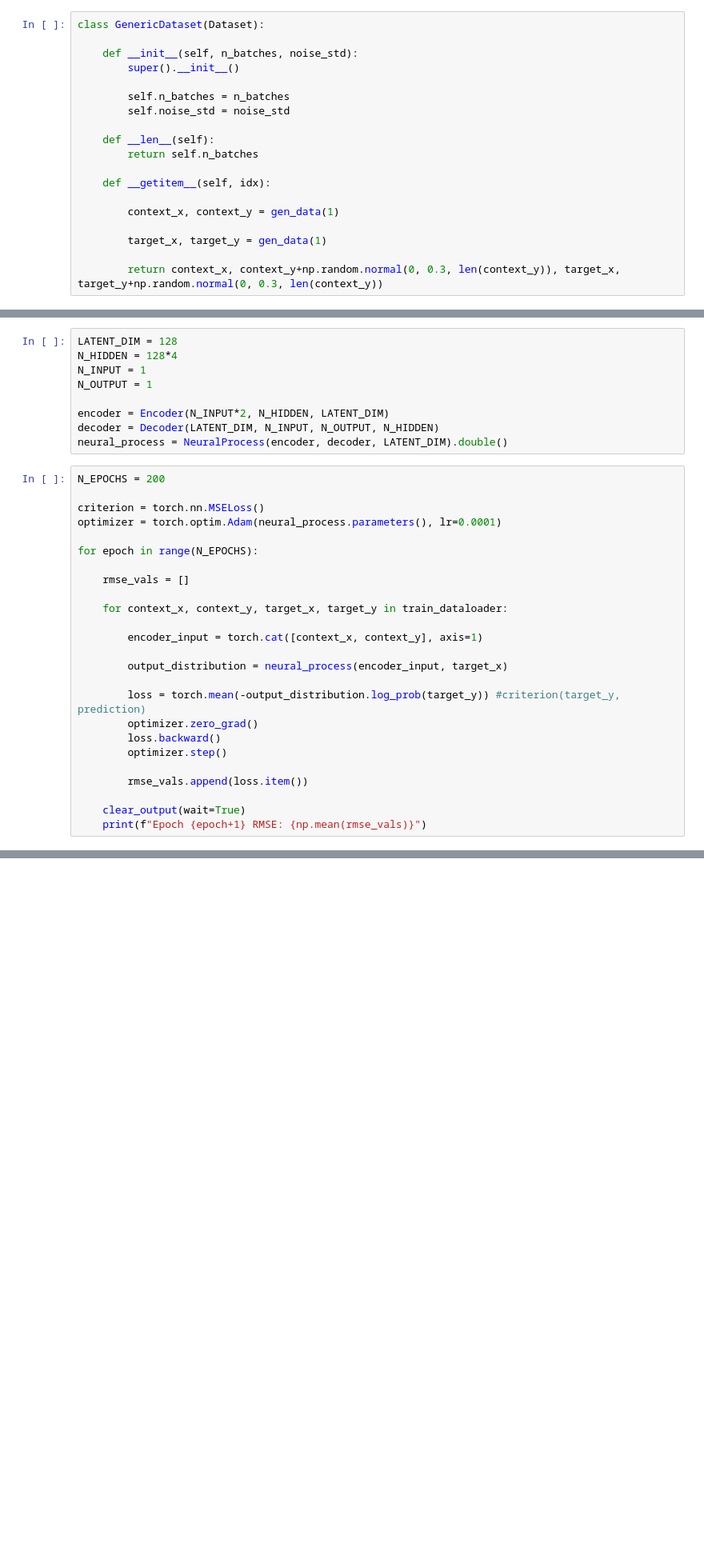
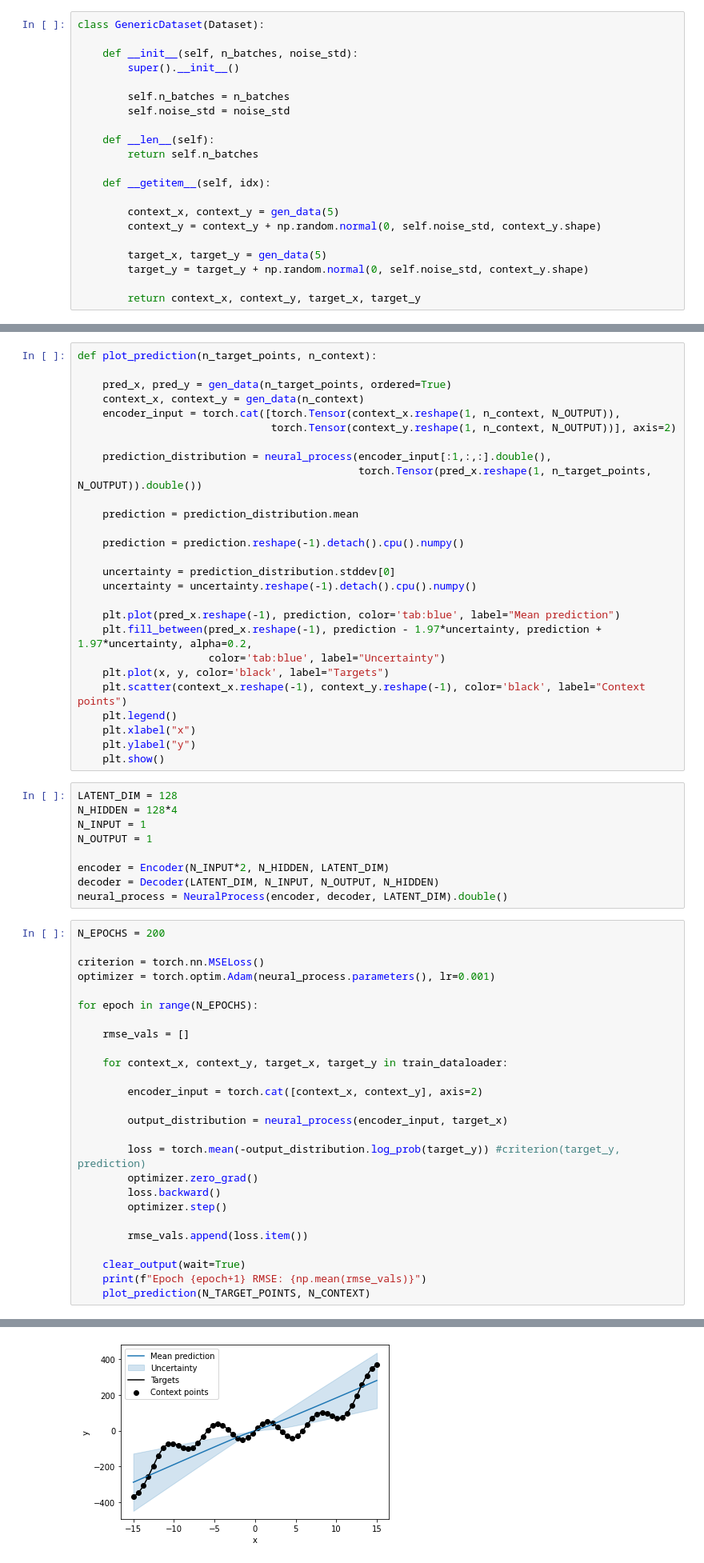
Before and after one commit to phosgene89/neural_processes_from_scratch, a Jupyter notebook: neural_process.ipynb, the cells around one changed output, grey strips where cells are left out. Shown: that part at 80% size. Cells and saved outputs as stored; diff of their text form; blank space fills up the shorter version.

```diff
--- a/neural_process.ipynb
+++ b/neural_process.ipynb
@@ -43,11 +47,13 @@ class GenericDataset(Dataset):
 
     def __getitem__(self, idx):
 
-        context_x, context_y = gen_data(1)
+        context_x, context_y = gen_data(5)
+        context_y = context_y + np.random.normal(0, self.noise_std, context_y.shape)
 
-        target_x, target_y = gen_data(1)
+        target_x, target_y = gen_data(5)
+        target_y = target_y + np.random.normal(0, self.noise_std, context_y.shape)
 
-        return context_x, context_y+np.random.normal(0, 0.3, len(context_y)), target_x, target_y+np.random.normal(0, 0.3, len(context_y))
+        return context_x, context_y, target_x, target_y
 # %%
 train_dataset = GenericDataset(100, NOISE_STD)
 train_dataloader = DataLoader(train_dataset, batch_size = 32)
@@ -133,3 +303,30 @@ class NeuralProcess(torch.nn.Module):
+# %%
+def plot_prediction(n_target_points, n_context):
+
+    pred_x, pred_y = gen_data(n_target_points, ordered=True)
+    context_x, context_y = gen_data(n_context)
+    encoder_input = torch.cat([torch.Tensor(context_x.reshape(1, n_context, N_OUTPUT)),
+                               torch.Tensor(context_y.reshape(1, n_context, N_OUTPUT))], axis=2)
+
+    prediction_distribution = neural_process(encoder_input[:1,:,:].double(),
+                                             torch.Tensor(pred_x.reshape(1, n_target_points, N_OUTPUT)).double())
+
+    prediction = prediction_distribution.mean
+
+    prediction = prediction.reshape(-1).detach().cpu().numpy()
+
+    uncertainty = prediction_distribution.stddev[0]
+    uncertainty = uncertainty.reshape(-1).detach().cpu().numpy()
+
+    plt.plot(pred_x.reshape(-1), prediction, color='tab:blue', label="Mean prediction")
+    plt.fill_between(pred_x.reshape(-1), prediction - 1.97*uncertainty, prediction + 1.97*uncertainty, alpha=0.2,
+                     color='tab:blue', label="Uncertainty")
+    plt.plot(x, y, color='black', label="Targets")
+    plt.scatter(context_x.reshape(-1), context_y.reshape(-1), color='black', label="Context points")
+    plt.legend()
+    plt.xlabel("x")
+    plt.ylabel("y")
+    plt.show()
 # %%
 LATENT_DIM = 128
 N_HIDDEN = 128*4
@@ -143,7 +340,7 @@ neural_process = NeuralProcess(encoder, decoder, LATENT_DIM).double()
 N_EPOCHS = 200
 
 criterion = torch.nn.MSELoss()
-optimizer = torch.optim.Adam(neural_process.parameters(), lr=0.0001)
+optimizer = torch.optim.Adam(neural_process.parameters(), lr=0.001)
 
 for epoch in range(N_EPOCHS):
 
@@ -151,7 +348,7 @@ for epoch in range(N_EPOCHS):
 
     for context_x, context_y, target_x, target_y in train_dataloader:
 
-        encoder_input = torch.cat([context_x, context_y], axis=1)
+        encoder_input = torch.cat([context_x, context_y], axis=2)
 
         output_distribution = neural_process(encoder_input, target_x)
 
@@ -164,4 +361,5 @@ for epoch in range(N_EPOCHS):
 
     clear_output(wait=True)
     print(f"Epoch {epoch+1} RMSE: {np.mean(rmse_vals)}")
+    plot_prediction(N_TARGET_POINTS, N_CONTEXT)
 # %% [output]
@@ -168,0 +367 @@ Epoch 200 RMSE: 1.1983671752625948
+[figure, added]
```
Also changed, not shown: parts of 20 cells of this notebook.
